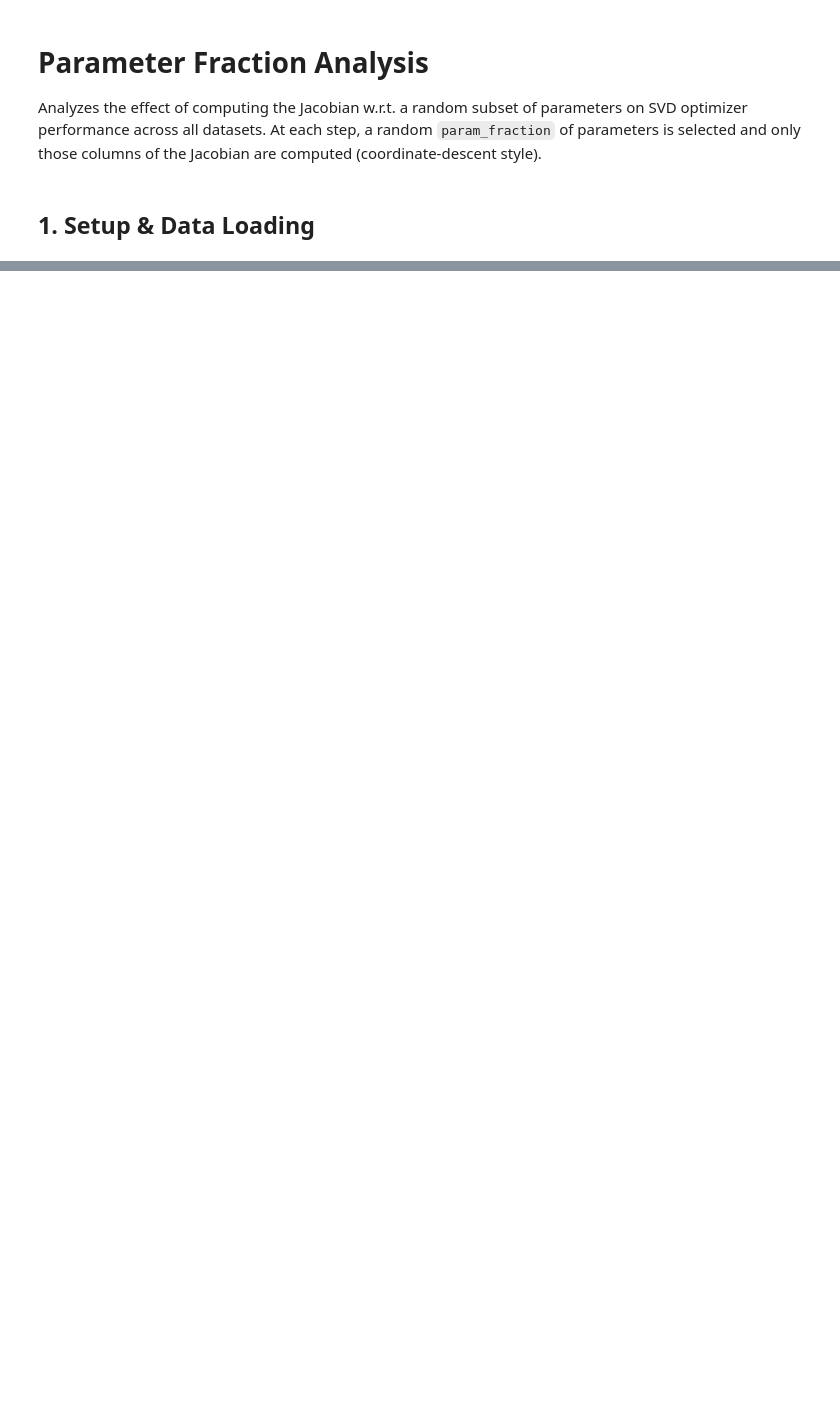
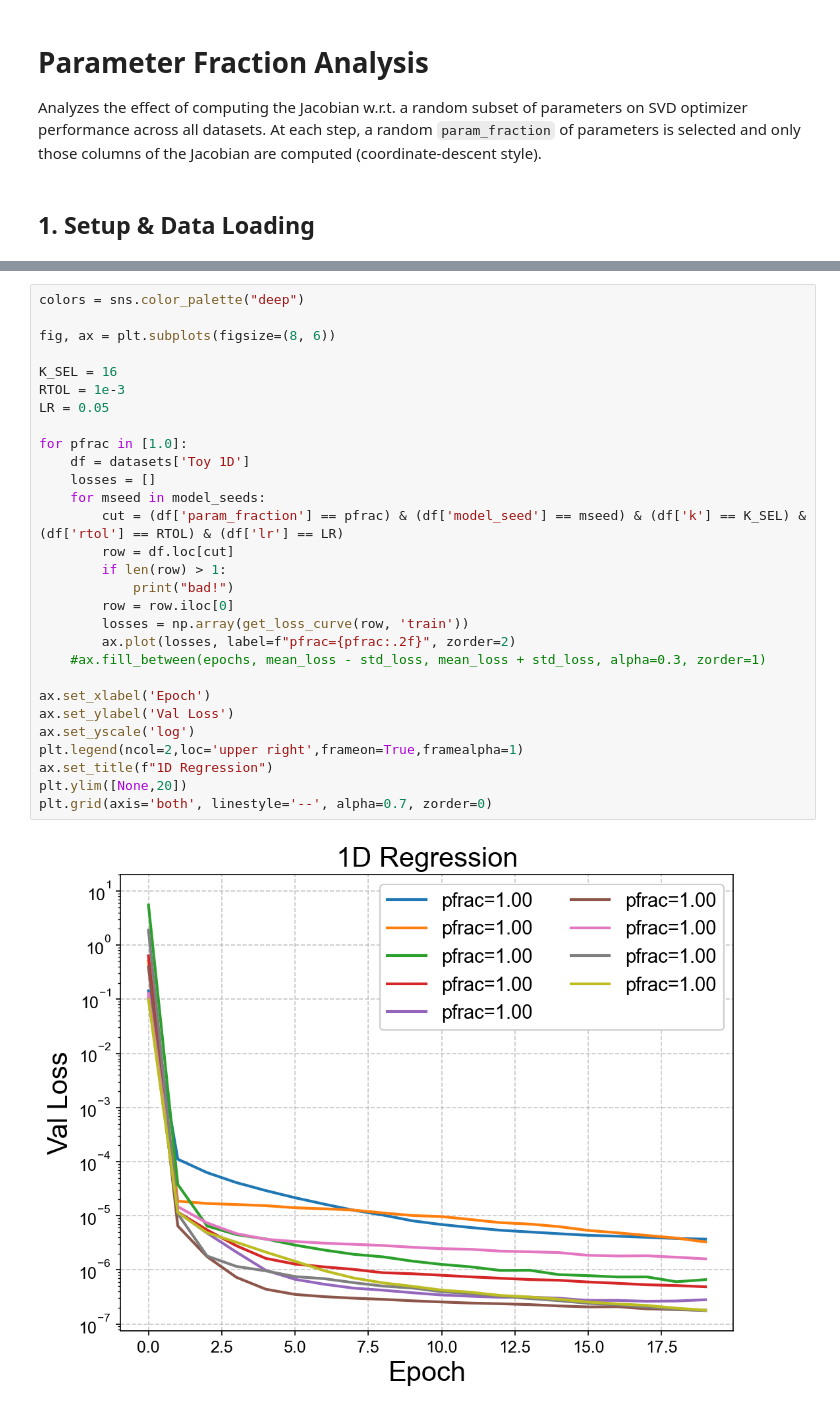
Before and after one commit to sambt/sven-experiments, a Jupyter notebook: analysis/paramfrac_analysis.ipynb, the cells around one changed output, grey strips where cells are left out. Saved outputs shown, nothing was run; the diff lists cells and outputs as text; blank space fills up the shorter version.

```diff
--- a/analysis/paramfrac_analysis.ipynb
+++ b/analysis/paramfrac_analysis.ipynb
@@ -493,0 +168,31 @@ print(summary_df.to_string(index=False))
+# %%
+colors = sns.color_palette("deep")
+
+fig, ax = plt.subplots(figsize=(8, 6))
+
+K_SEL = 16
+RTOL = 1e-3
+LR = 0.05
+
+for pfrac in [1.0]:
+    df = datasets['Toy 1D']
+    losses = []
+    for mseed in model_seeds:
+        cut = (df['param_fraction'] == pfrac) & (df['model_seed'] == mseed) & (df['k'] == K_SEL) & (df['rtol'] == RTOL) & (df['lr'] == LR)
+        row = df.loc[cut]
+        if len(row) > 1:
+            print("bad!")
+        row = row.iloc[0]
+        losses = np.array(get_loss_curve(row, 'train'))
+        ax.plot(losses, label=f"pfrac={pfrac:.2f}", zorder=2)
+    #ax.fill_between(epochs, mean_loss - std_loss, mean_loss + std_loss, alpha=0.3, zorder=1)
+
+ax.set_xlabel('Epoch')
+ax.set_ylabel('Val Loss')
+ax.set_yscale('log')
+plt.legend(ncol=2,loc='upper right',frameon=True,framealpha=1)
+ax.set_title(f"1D Regression")
+plt.ylim([None,20])
+plt.grid(axis='both', linestyle='--', alpha=0.7, zorder=0)
+# %% [output]
+[figure, added]
```
Also changed, not shown: parts of 27 cells of this notebook, 2 other files.
